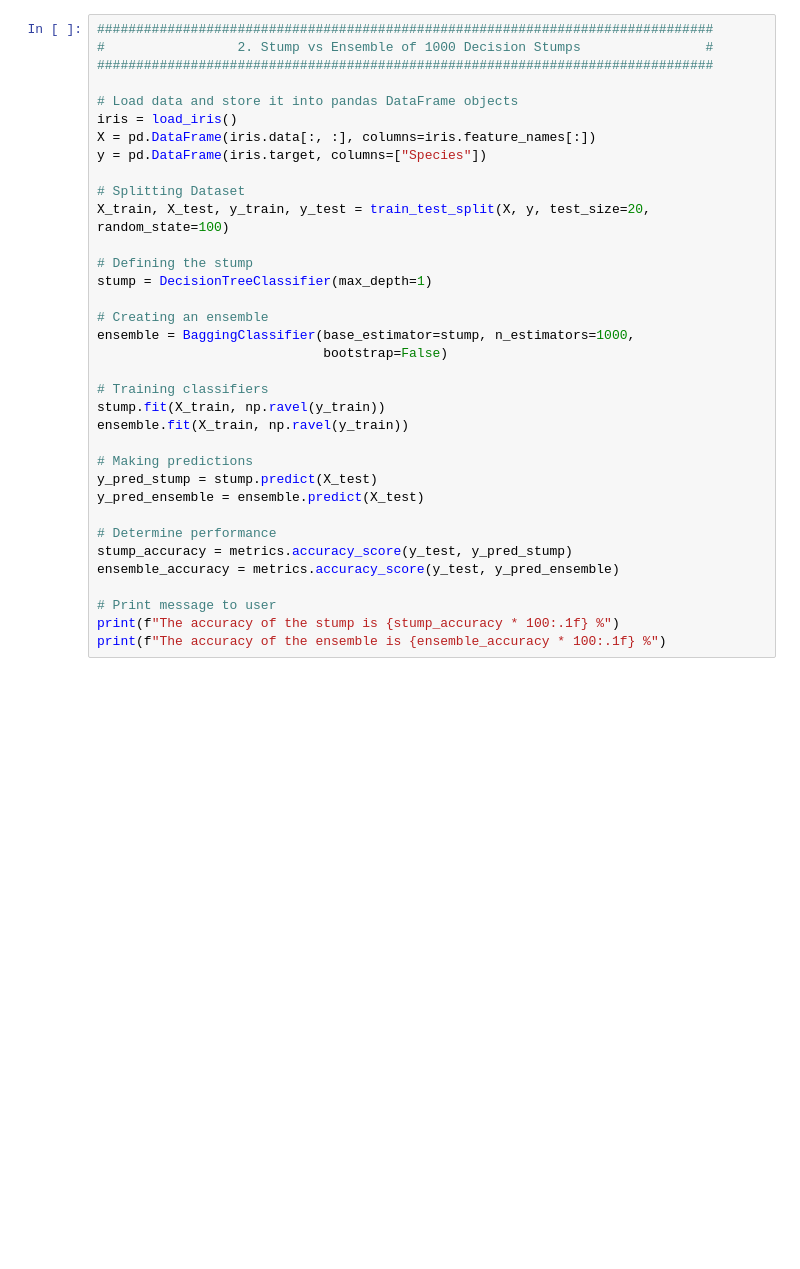
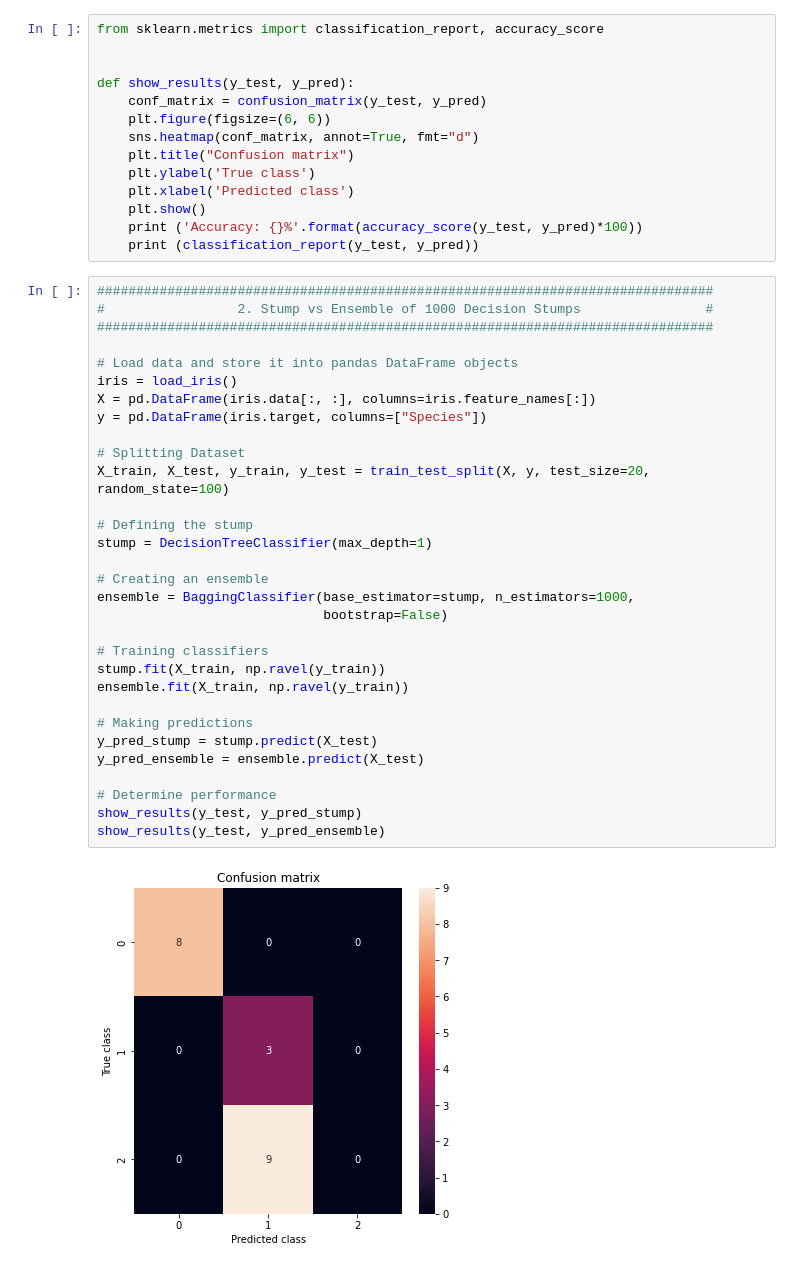
Before and after one commit to andercarrera/Extremely-Randomized-Trees-and-Random-Forest, a Jupyter notebook: notebooks/Extra-trees and Random Forest.ipynb, the cells around one changed output. Cells and saved outputs as stored; diff of their text form; blank space fills up the shorter version.

Commit message:
Add confusion matrix

```diff
--- a/notebooks/Extra-trees and Random Forest.ipynb
+++ b/notebooks/Extra-trees and Random Forest.ipynb
@@ -19,36 +23,47 @@ from sklearn.tree import DecisionTreeClassifier
+# %%
+from sklearn.metrics import classification_report, accuracy_score
+
+
+def show_results(y_test, y_pred):
+    conf_matrix = confusion_matrix(y_test, y_pred)
+    plt.figure(figsize=(6, 6))
+    sns.heatmap(conf_matrix, annot=True, fmt="d")
+    plt.title("Confusion matrix")
+    plt.ylabel('True class')
+    plt.xlabel('Predicted class')
+    plt.show()
+    print ('Accuracy: {}%'.format(accuracy_score(y_test, y_pred)*100))
+    print (classification_report(y_test, y_pred))
 # %%
 ###############################################################################
 #                 2. Stump vs Ensemble of 1000 Decision Stumps                #
 ###############################################################################
 
 # Load data and store it into pandas DataFrame objects
 iris = load_iris()
 X = pd.DataFrame(iris.data[:, :], columns=iris.feature_names[:])
 y = pd.DataFrame(iris.target, columns=["Species"])
 
 # Splitting Dataset
 X_train, X_test, y_train, y_test = train_test_split(X, y, test_size=20, random_state=100)
 
 # Defining the stump
 stump = DecisionTreeClassifier(max_depth=1)
 
 # Creating an ensemble
 ensemble = BaggingClassifier(base_estimator=stump, n_estimators=1000,
                              bootstrap=False)
 
 # Training classifiers
 stump.fit(X_train, np.ravel(y_train))
 ensemble.fit(X_train, np.ravel(y_train))
 
 # Making predictions
 y_pred_stump = stump.predict(X_test)
 y_pred_ensemble = ensemble.predict(X_test)
 
 # Determine performance
-stump_accuracy = metrics.accuracy_score(y_test, y_pred_stump)
-ensemble_accuracy = metrics.accuracy_score(y_test, y_pred_ensemble)
-
-# Print message to user
-print(f"The accuracy of the stump is {stump_accuracy * 100:.1f} %")
-print(f"The accuracy of the ensemble is {ensemble_accuracy * 100:.1f} %")
+show_results(y_test, y_pred_stump)
+show_results(y_test, y_pred_ensemble)
 # %% [output]
+[figure, added]
```
Also changed, not shown: parts of 4 cells of this notebook.
